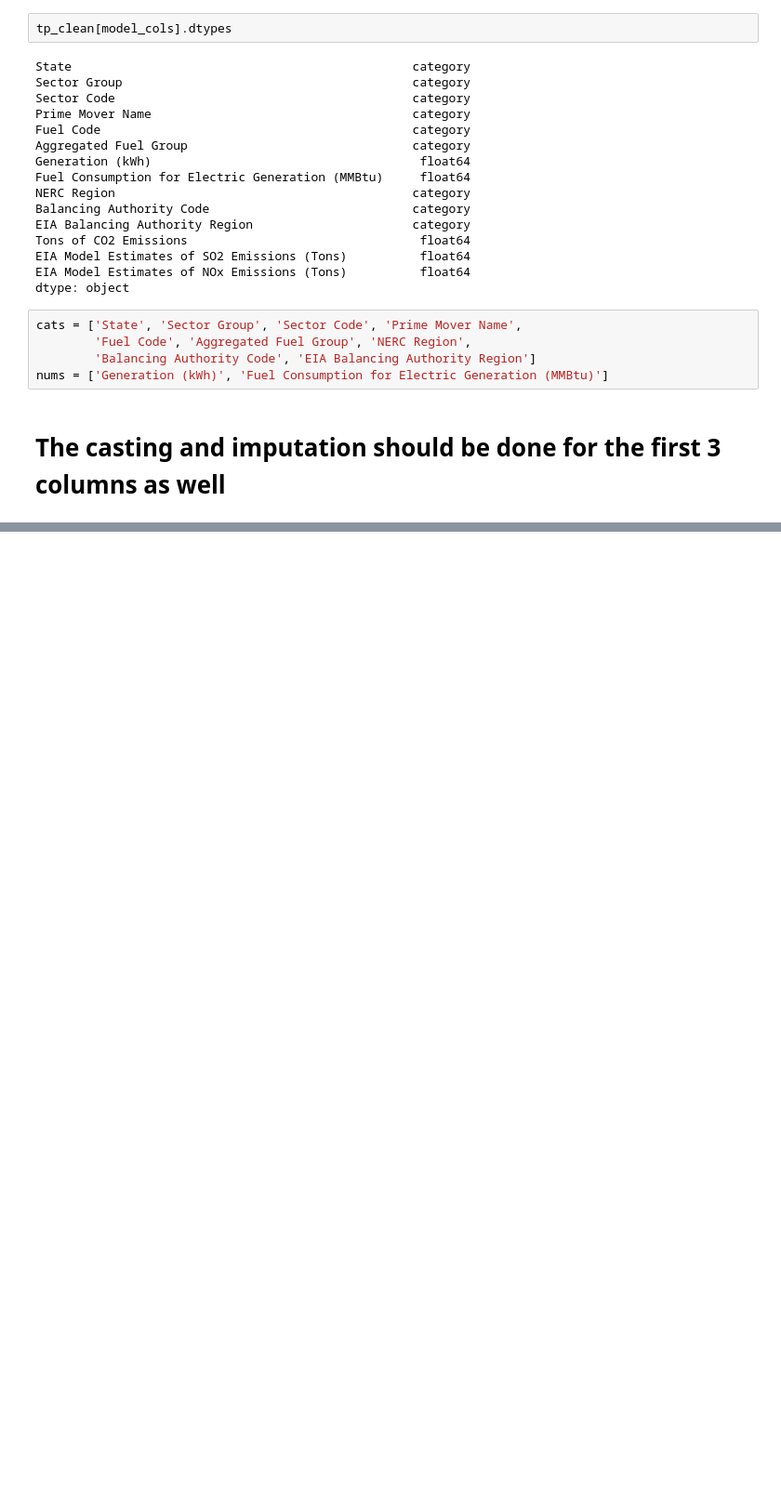
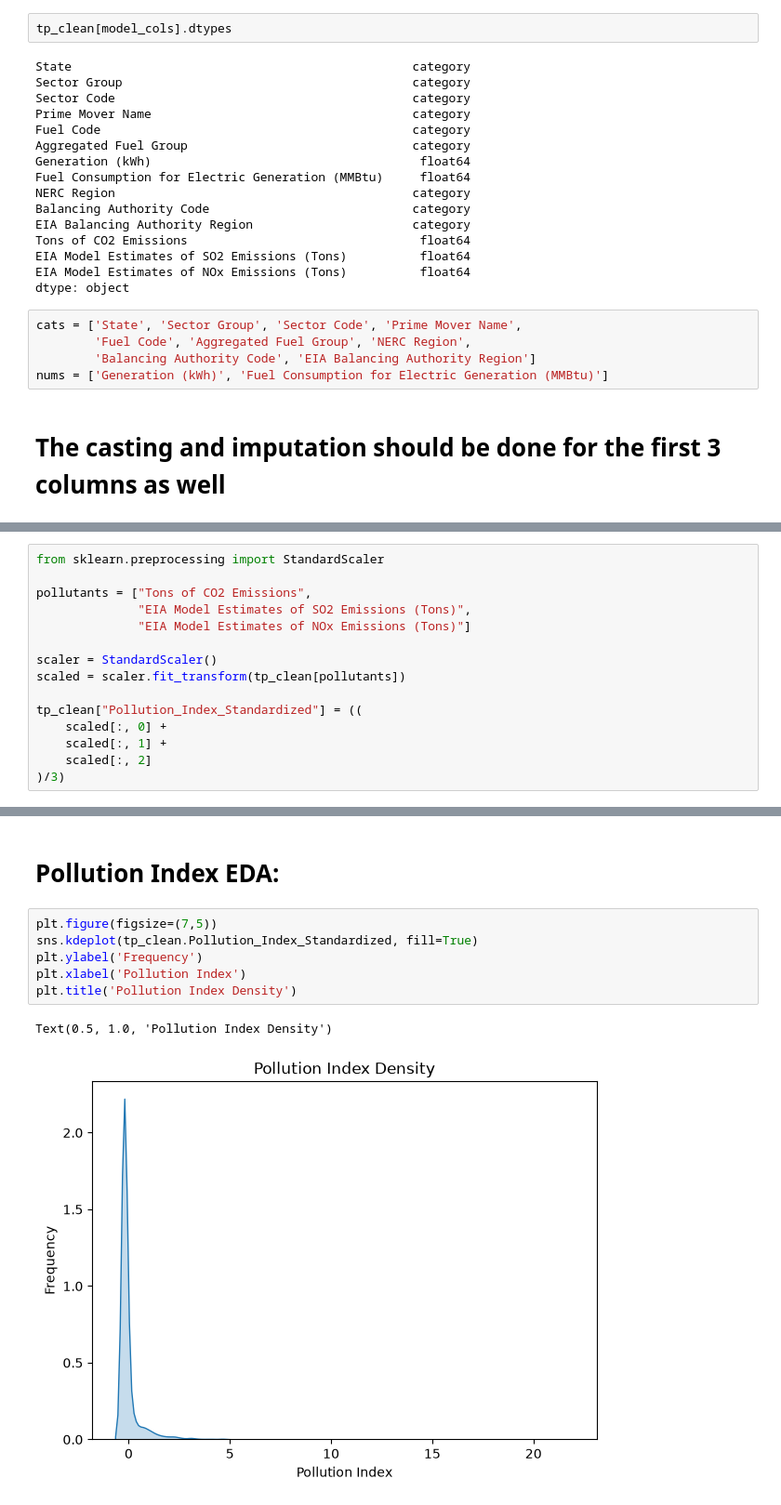
Before and after one commit to MaxwellCooper1/Machine-Learning-Final-Project, a Jupyter notebook: merged_plant_pollution_v2.ipynb, the cells around one changed output, grey strips where cells are left out. Shown at 93% size. Drawn from its saved outputs; the diff is of its cells as text; blank space fills up the shorter version.

Commit message:
Added Pollution Index and EDA

```diff
--- a/merged_plant_pollution_v2.ipynb
+++ b/merged_plant_pollution_v2.ipynb
@@ -225,0 +226,15 @@ nums = ['Generation (kWh)', 'Fuel Consumption for Electric Generation (MMBtu)']
+# %%
+from sklearn.preprocessing import StandardScaler
+
+pollutants = ["Tons of CO2 Emissions",
+              "EIA Model Estimates of SO2 Emissions (Tons)",
+              "EIA Model Estimates of NOx Emissions (Tons)"]
+
+scaler = StandardScaler()
+scaled = scaler.fit_transform(tp_clean[pollutants])
+
+tp_clean["Pollution_Index_Standardized"] = ((
+    scaled[:, 0] +
+    scaled[:, 1] +
+    scaled[:, 2]
+)/3)
@@ -225,0 +258,11 @@ nums = ['Generation (kWh)', 'Fuel Consumption for Electric Generation (MMBtu)']
+# %% [markdown]
+# Pollution Index EDA:
+# %%
+plt.figure(figsize=(7,5))
+sns.kdeplot(tp_clean.Pollution_Index_Standardized, fill=True)
+plt.ylabel('Frequency')
+plt.xlabel('Pollution Index')
+plt.title('Pollution Index Density')
+# %% [output]
+Text(0.5, 1.0, 'Pollution Index Density')
+[figure, added]
```
Also changed, not shown: parts of 4 cells of this notebook.
